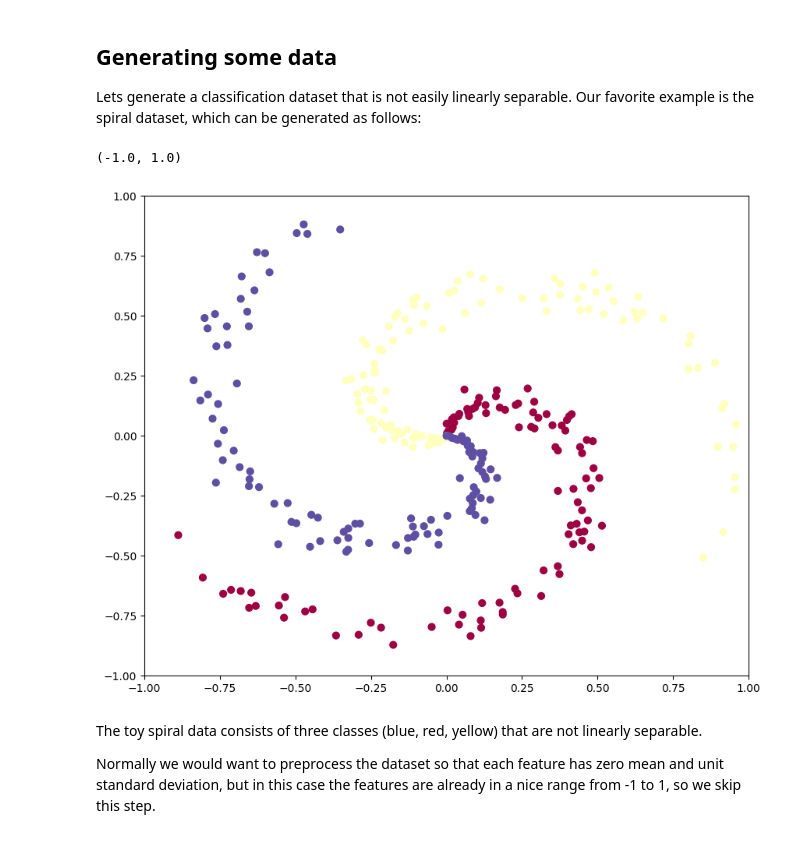
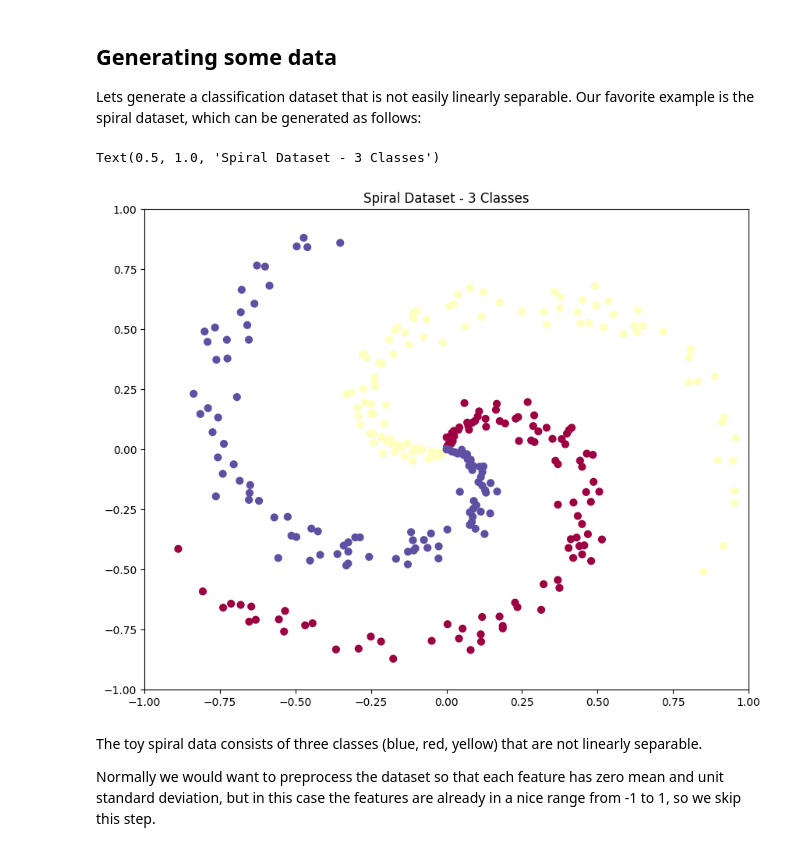
Before and after one commit to cs-txst/cs4337-fall2025, a Jupyter notebook: 13-minimal_neural_net.ipynb, the cells around one changed output. Saved outputs shown, nothing was run; the diff lists cells and outputs as text; code cells hidden in the pictures.

```diff
--- a/13-minimal_neural_net.ipynb
+++ b/13-minimal_neural_net.ipynb
@@ -25,24 +28,29 @@ Lets generate a classification dataset that is not easily linearly separable. Ou
 # %%
 np.random.seed(0)
 N = 100 # number of points per class
-D = 2 # dimensionality
+D = 2 # dimensionality (2D data for visualization)
 K = 3 # number of classes
-X = np.zeros((N*K,D))
-y = np.zeros(N*K, dtype='uint8')
+X = np.zeros((N*K, D))  # Data matrix: [300 x 2]
+y = np.zeros(N*K, dtype='uint8')  # Class labels: [300]
+
+# Generate spiral data for each class
 for j in range(K):
-    ix = range(N*j,N*(j+1))
-    r = np.linspace(0.0,1,N) # radius
-    t = np.linspace(j*4,(j+1)*4,N) + np.random.randn(N)*0.2 # theta
-    X[ix] = np.c_[r*np.sin(t), r*np.cos(t)]
-    y[ix] = j
+    ix = range(N*j, N*(j+1))  # Indices for current class
+    r = np.linspace(0.0, 1, N)  # Radius increases from 0 to 1
+    t = np.linspace(j*4, (j+1)*4, N) + np.random.randn(N)*0.2  # Theta angle with noise
+    # Convert polar coordinates (r, theta) to Cartesian (x, y)
+    X[ix] = np.c_[r*np.sin(t), r*np.cos(t)]  # np.c_ concatenates columns side-by-side
+    y[ix] = j  # Assign class label
+
 fig = plt.figure()
 plt.scatter(X[:, 0], X[:, 1], c=y, s=40, cmap=plt.cm.Spectral)
 plt.xlim([-1,1])
 plt.ylim([-1,1])
+plt.title('Spiral Dataset - 3 Classes')
 #fig.savefig('spiral_raw.png')
 # %% [output]
-(-1.0, 1.0)
+Text(0.5, 1.0, 'Spiral Dataset - 3 Classes')
-[figure, old version]
+[figure, new version]
 # %% [markdown]
 The toy spiral data consists of three classes (blue, red, yellow) that are not linearly separable.
 
```
Also changed, not shown: parts of 16 cells of this notebook.
